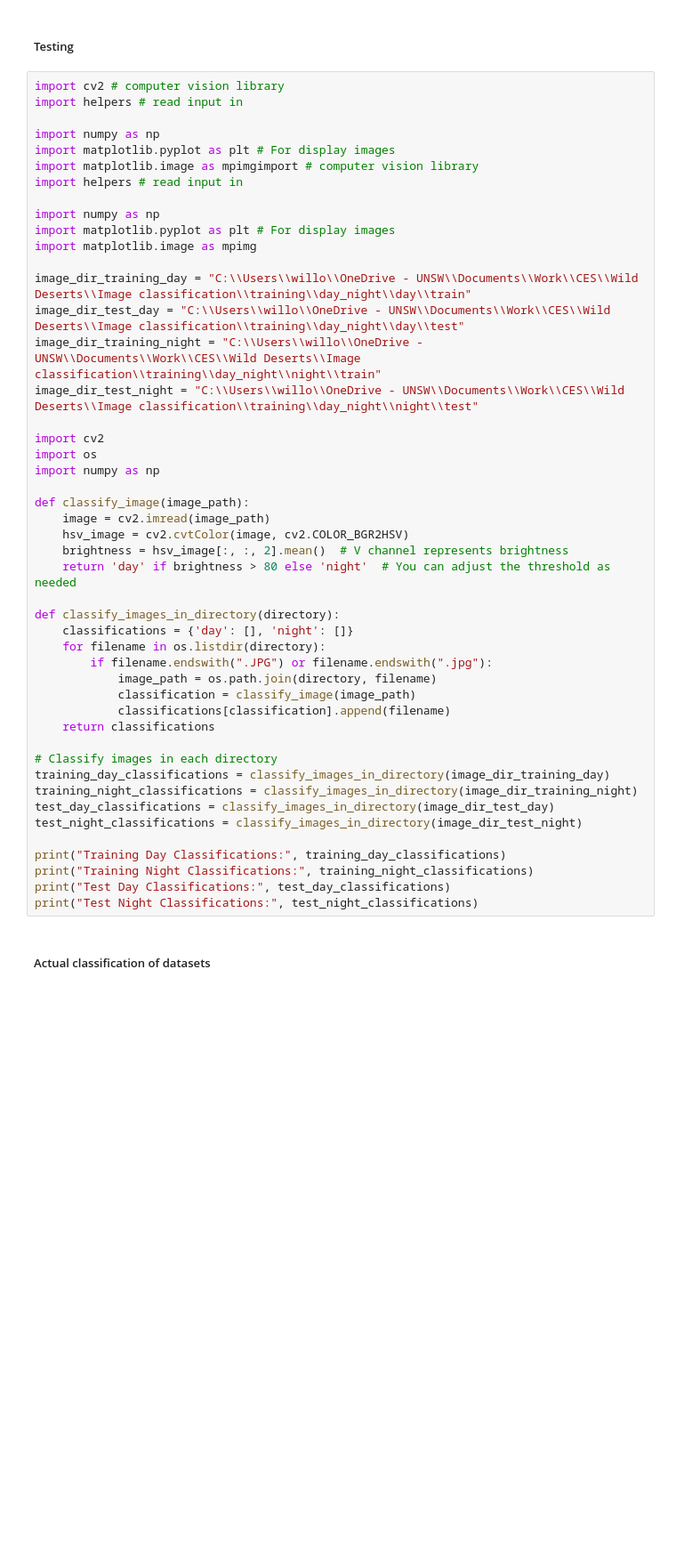
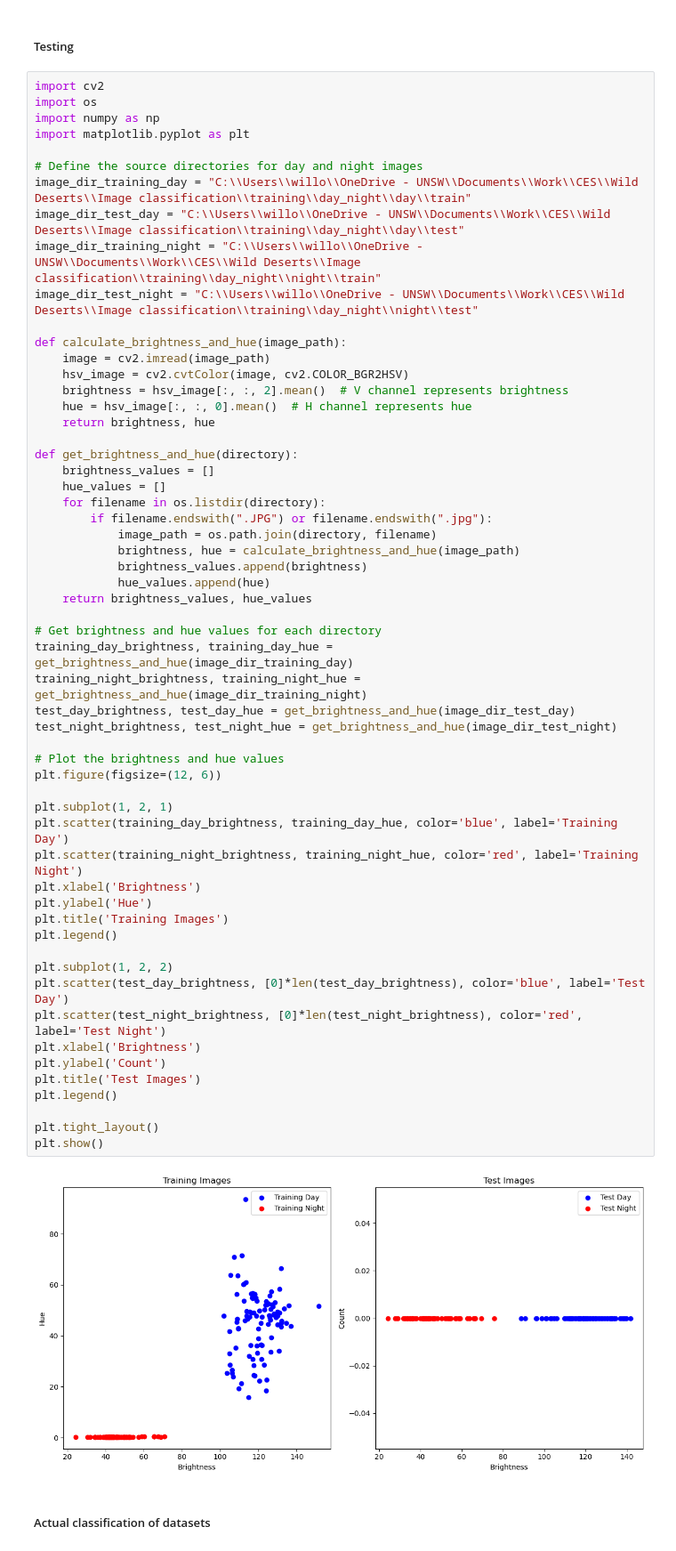
Before and after one commit to will02-code/wd_camera_trapping, a Jupyter notebook: yolo11_training.ipynb, the cells around one changed output. Shown at 89% size. Drawn from its saved outputs; the diff is of its cells as text; blank space fills up the shorter version.

Commit message:
fixed issues with day/night classifier

```diff
--- a/yolo11_training.ipynb
+++ b/yolo11_training.ipynb
@@ -18,52 +18,64 @@ import shutil
 # %% [markdown]
 ##### Testing
 # %%
-import cv2 # computer vision library
-import helpers # read input in
+import cv2
+import os
+import numpy as np
+import matplotlib.pyplot as plt
 
-import numpy as np
-import matplotlib.pyplot as plt # For display images
-import matplotlib.image as mpimgimport # computer vision library
-import helpers # read input in
-
-import numpy as np
-import matplotlib.pyplot as plt # For display images
-import matplotlib.image as mpimg
-
+# Define the source directories for day and night images
 image_dir_training_day = "C:\\Users\\willo\\OneDrive - UNSW\\Documents\\Work\\CES\\Wild Deserts\\Image classification\\training\\day_night\\day\\train"
 image_dir_test_day = "C:\\Users\\willo\\OneDrive - UNSW\\Documents\\Work\\CES\\Wild Deserts\\Image classification\\training\\day_night\\day\\test"
 image_dir_training_night = "C:\\Users\\willo\\OneDrive - UNSW\\Documents\\Work\\CES\\Wild Deserts\\Image classification\\training\\day_night\\night\\train"
 image_dir_test_night = "C:\\Users\\willo\\OneDrive - UNSW\\Documents\\Work\\CES\\Wild Deserts\\Image classification\\training\\day_night\\night\\test"
 
-import cv2
-import os
-import numpy as np
-
-def classify_image(image_path):
+def calculate_brightness_and_hue(image_path):
     image = cv2.imread(image_path)
     hsv_image = cv2.cvtColor(image, cv2.COLOR_BGR2HSV)
     brightness = hsv_image[:, :, 2].mean()  # V channel represents brightness
-    return 'day' if brightness > 80 else 'night'  # You can adjust the threshold as needed
+    hue = hsv_image[:, :, 0].mean()  # H channel represents hue
+    return brightness, hue
 
-def classify_images_in_directory(directory):
-    classifications = {'day': [], 'night': []}
+def get_brightness_and_hue(directory):
+    brightness_values = []
+    hue_values = []
     for filename in os.listdir(directory):
         if filename.endswith(".JPG") or filename.endswith(".jpg"):
             image_path = os.path.join(directory, filename)
-            classification = classify_image(image_path)
-            classifications[classification].append(filename)
-    return classifications
+            brightness, hue = calculate_brightness_and_hue(image_path)
+            brightness_values.append(brightness)
+            hue_values.append(hue)
+    return brightness_values, hue_values
 
-# Classify images in each directory
-training_day_classifications = classify_images_in_directory(image_dir_training_day)
-training_night_classifications = classify_images_in_directory(image_dir_training_night)
-test_day_classifications = classify_images_in_directory(image_dir_test_day)
-test_night_classifications = classify_images_in_directory(image_dir_test_night)
+# Get brightness and hue values for each directory
+training_day_brightness, training_day_hue = get_brightness_and_hue(image_dir_training_day)
+training_night_brightness, training_night_hue = get_brightness_and_hue(image_dir_training_night)
+test_day_brightness, test_day_hue = get_brightness_and_hue(image_dir_test_day)
+test_night_brightness, test_night_hue = get_brightness_and_hue(image_dir_test_night)
 
-print("Training Day Classifications:", training_day_classifications)
-print("Training Night Classifications:", training_night_classifications)
-print("Test Day Classifications:", test_day_classifications)
-print("Test Night Classifications:", test_night_classifications)
+# Plot the brightness and hue values
+plt.figure(figsize=(12, 6))
+
+plt.subplot(1, 2, 1)
+plt.scatter(training_day_brightness, training_day_hue, color='blue', label='Training Day')
+plt.scatter(training_night_brightness, training_night_hue, color='red', label='Training Night')
+plt.xlabel('Brightness')
+plt.ylabel('Hue')
+plt.title('Training Images')
+plt.legend()
+
+plt.subplot(1, 2, 2)
+plt.scatter(test_day_brightness, [0]*len(test_day_brightness), color='blue', label='Test Day')
+plt.scatter(test_night_brightness, [0]*len(test_night_brightness), color='red', label='Test Night')
+plt.xlabel('Brightness')
+plt.ylabel('Count')
+plt.title('Test Images')
+plt.legend()
+
+plt.tight_layout()
+plt.show()
+# %% [output]
+[figure, added]
 # %% [markdown]
 ##### Actual classification of datasets
 # %%
```
Also changed, not shown: parts of 18 cells of this notebook.
